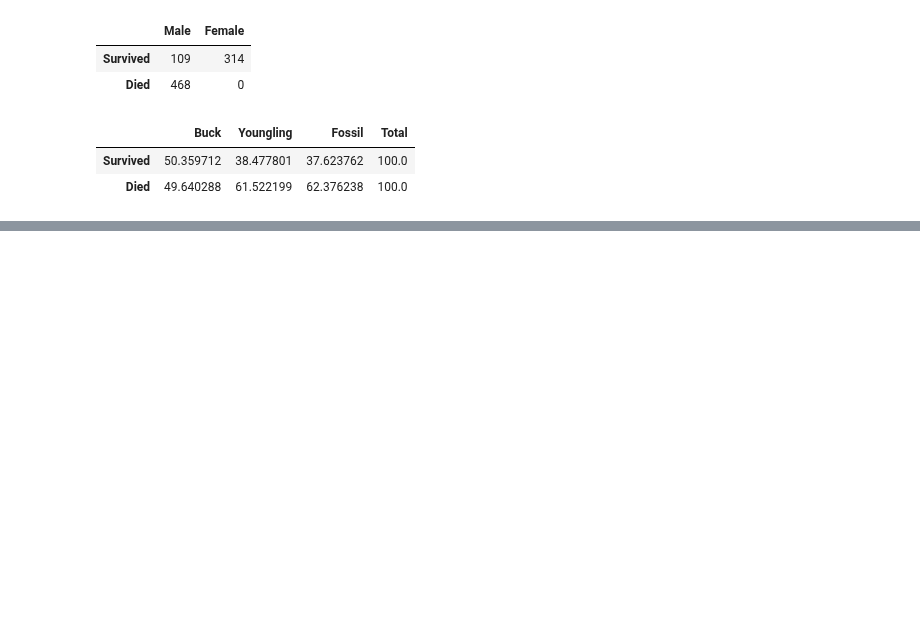
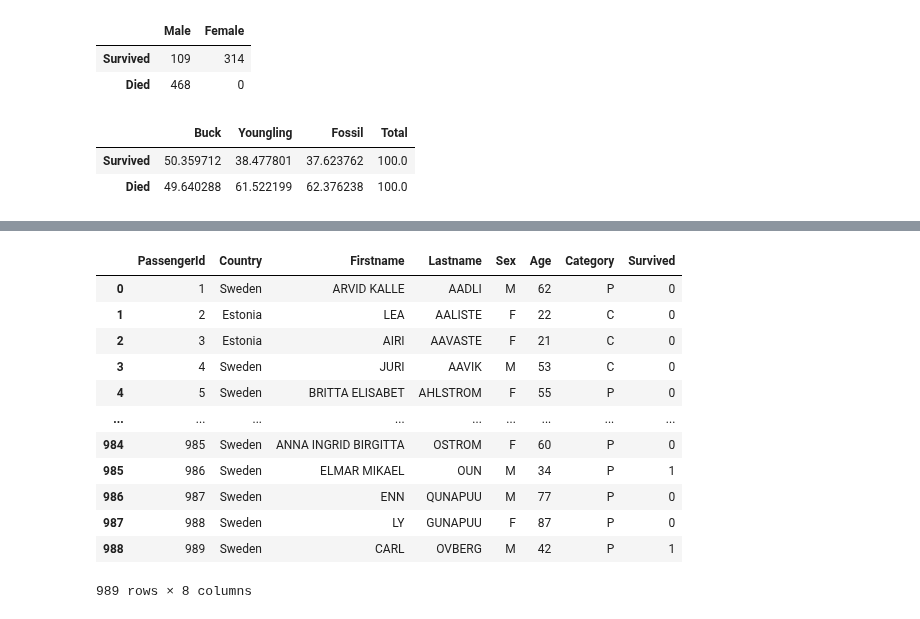
Before and after one commit to IsaacG-L/AI, a Jupyter notebook: Semester 1/Titanic/Titanic.ipynb, the cells around one changed output, grey strips where cells are left out. Cells and saved outputs as stored; diff of their text form; code cells hidden in the pictures; blank space fills up the shorter version.

Commit message:
Making more tables

```diff
--- a/Semester 1/Titanic/Titanic.ipynb
+++ b/Semester 1/Titanic/Titanic.ipynb
@@ -435,3 +370,0 @@ sns.barplot(data=freqTable, x="Classes", y="Percent")
-# %%
-counts = {}
-for country in df[]
@@ -437,0 +456,23 @@ for country in df[]
+# %%
+counts = {}
+for country in boaty['Country']:
+    if country not in counts:
+        counts[country] = 1
+    else:
+        counts[country] += 1
+counts
+boaty
+# %% [output]
+|  | PassengerId | Country | Firstname | Lastname | Sex | Age | Category | Survived |
+| 0 | 1 | Sweden | ARVID KALLE | AADLI | M | 62 | P | 0 |
+| 1 | 2 | Estonia | LEA | AALISTE | F | 22 | C | 0 |
+| 2 | 3 | Estonia | AIRI | AAVASTE | F | 21 | C | 0 |
+| 3 | 4 | Sweden | JURI | AAVIK | M | 53 | C | 0 |
+| 4 | 5 | Sweden | BRITTA ELISABET | AHLSTROM | F | 55 | P | 0 |
+| ... | ... | ... | ... | ... | ... | ... | ... | ... |
+| 984 | 985 | Sweden | ANNA INGRID BIRGITTA | OSTROM | F | 60 | P | 0 |
+| 985 | 986 | Sweden | ELMAR MIKAEL | OUN | M | 34 | P | 1 |
+| 986 | 987 | Sweden | ENN | QUNAPUU | M | 77 | P | 0 |
+| 987 | 988 | Sweden | LY | GUNAPUU | F | 87 | P | 0 |
+| 988 | 989 | Sweden | CARL | OVBERG | M | 42 | P | 1 |
+989 rows × 8 columns
```
Also changed, not shown: parts of 18 cells of this notebook.
